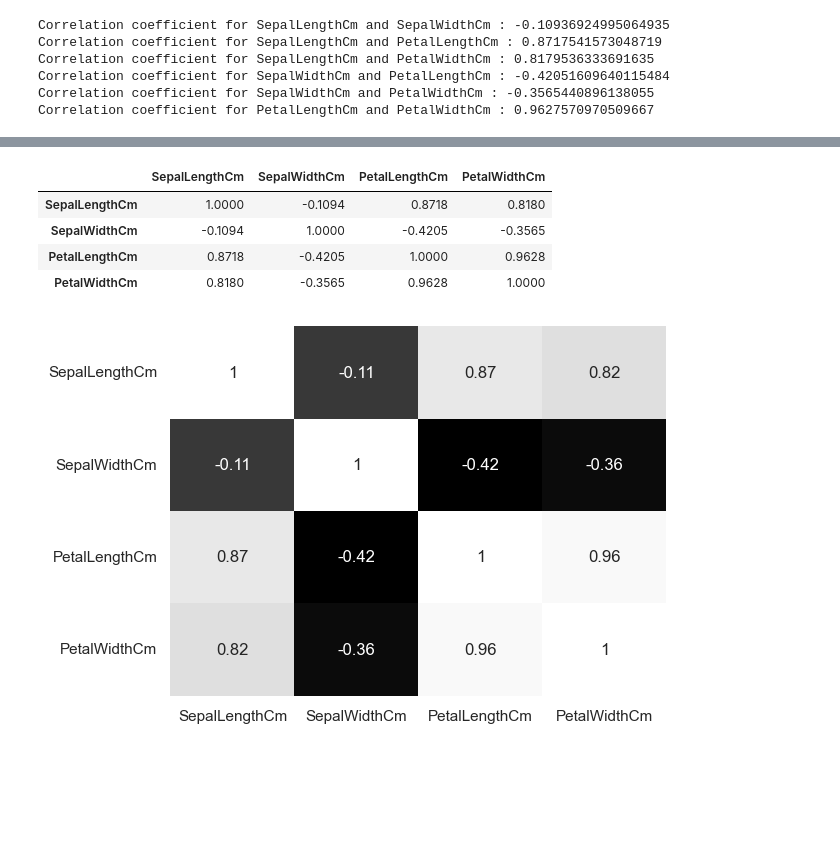
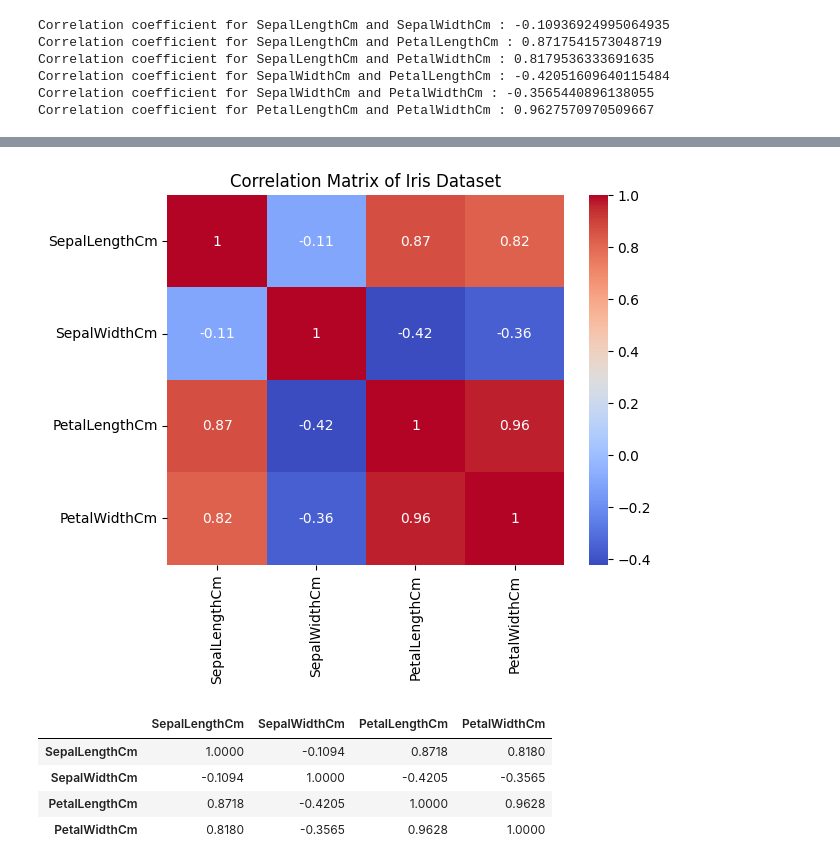
Before and after one commit to AranavMahalpure/DSBDA-Practical-Third-Year-Engineering-, a Jupyter notebook: Problem Statements/Problem Statement 2 &3/ps2&3.ipynb, the cells around one changed output, grey strips where cells are left out. Drawn from its saved outputs; the diff is of its cells as text; code cells hidden in the pictures; blank space fills up the shorter version.

```diff
--- a/Problem Statements/Problem Statement 2 &3/ps2&3.ipynb
+++ b/Problem Statements/Problem Statement 2 &3/ps2&3.ipynb
@@ -220,0 +211,16 @@ Covariance for PetalLengthCm and PetalWidthCm : 1.2963874720357946
+# %%
+# Filter data for each species
+numerical_cols = ['SepalLengthCm', 'SepalWidthCm', 'PetalLengthCm', 'PetalWidthCm']
+setosa_data = df[df['Species'] == 'Iris-setosa']
+versicolor_data = df[df['Species'] == 'Iris-versicolor']
+virginica_data = df[df['Species'] == 'Iris-virginica']
+# Calculate measures of variability
+setosa_variability = setosa_data[numerical_cols].var()
+versicolor_variability = versicolor_data[numerical_cols].var()
+virginica_variability = virginica_data[numerical_cols].var()
+print("\nMeasures of Variability for Iris-setosa:")
+print(setosa_variability)
+print("\nMeasures of Variability for Iris-versicolor:")
+print(versicolor_variability)
+print("\nMeasures of Variability for Iris-virginica:")
+print(virginica_variability)
@@ -270,3 +281,11 @@ for i in [0,1,2,3]:
+# %%
+# Calculate and visualize the correlation among variables
+correlation_matrix = df[numerical_cols].corr()
+sns.heatmap(correlation_matrix, annot=True, cmap='coolwarm')
+plt.title('Correlation Matrix of Iris Dataset')
+plt.show()
+# %% [output]
+[figure, added]
 # %%
 # Correlation Matrix
 cormatrix = df.corr(numeric_only=True)
@@ -277,10 +296,3 @@ round(cormatrix,4)
 | SepalWidthCm | -0.1094 | 1.0000 | -0.4205 | -0.3565 |
 | PetalLengthCm | 0.8718 | -0.4205 | 1.0000 | 0.9628 |
 | PetalWidthCm | 0.8180 | -0.3565 | 0.9628 | 1.0000 |
-# %%
-# Visualizing Correlation matrix using HeatMap
-sns.set(style="whitegrid")
-sns.heatmap(cormatrix, cmap="gray", annot=True, cbar=False,linecolor='blue')
-plt.show()
-# %% [output]
-[figure, removed]
```
Also changed, not shown: parts of 16 cells of this notebook, 2 other files.
